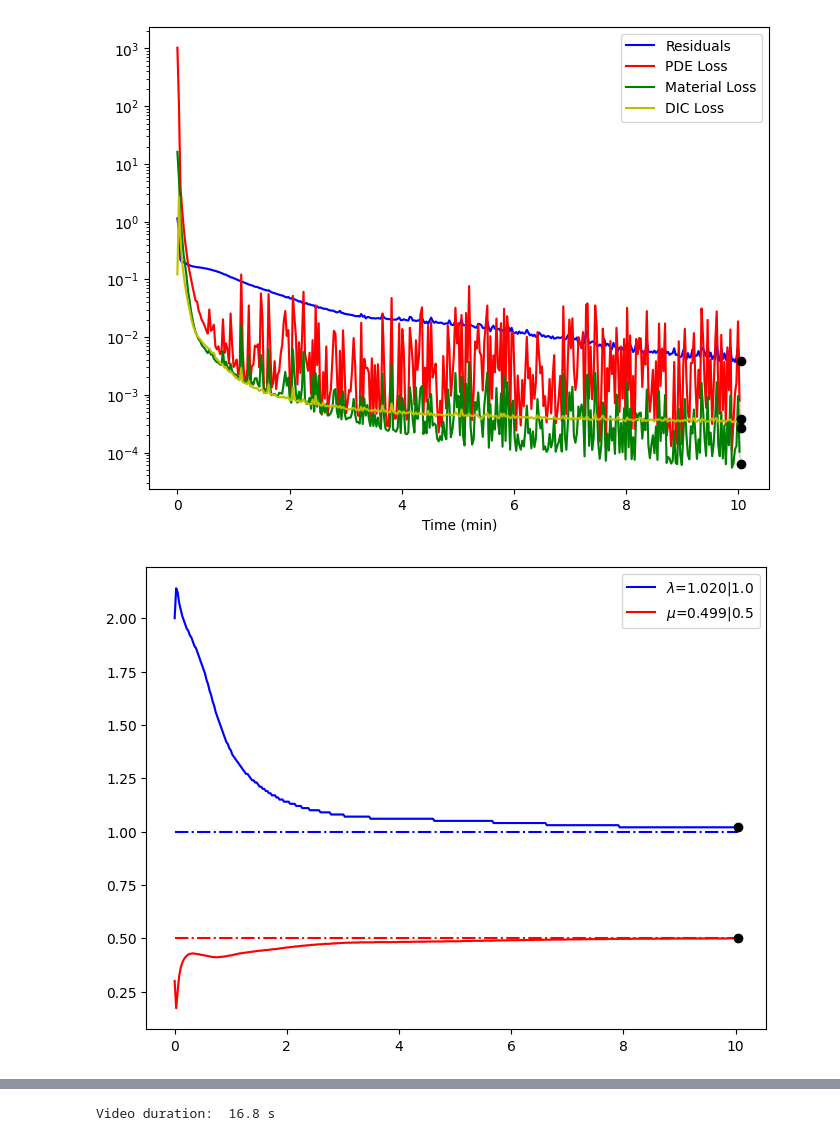
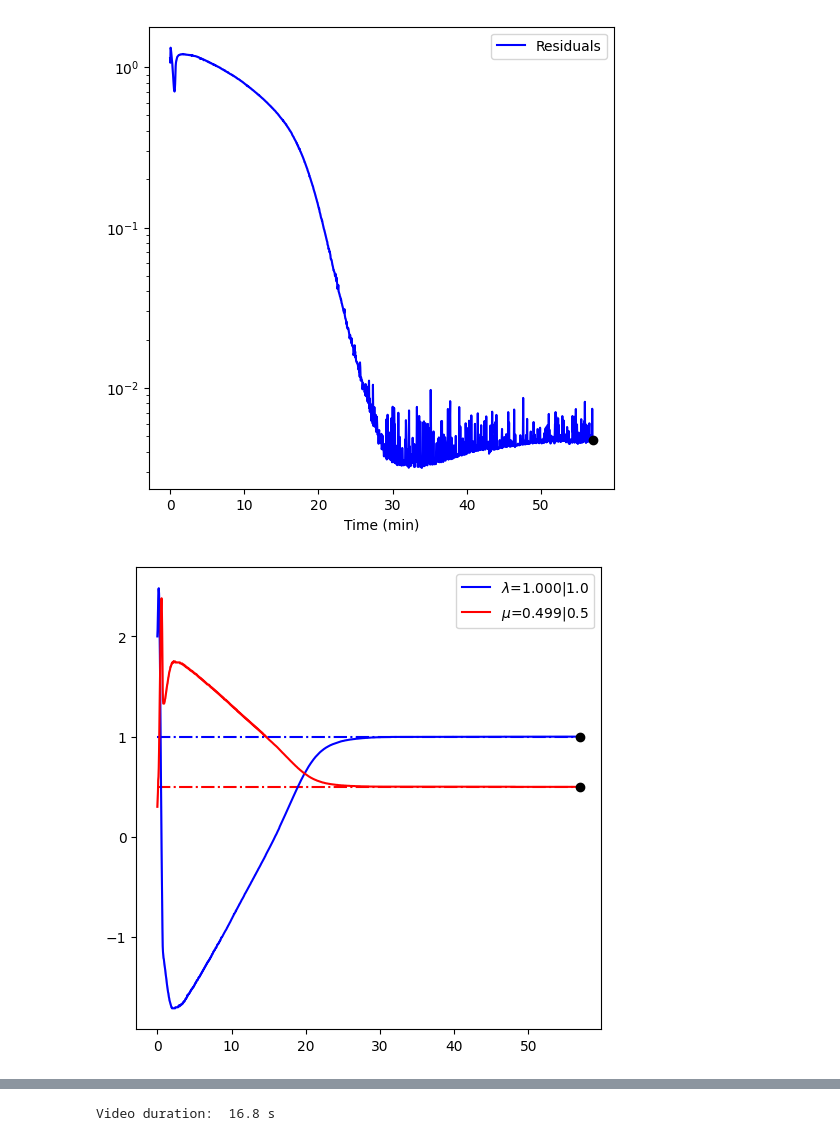
Before and after one commit to bonneted/pinn-cm, a Jupyter notebook: inverse/plot_inverse.ipynb, the cells around one changed output, grey strips where cells are left out. Cells and saved outputs as stored; diff of their text form; code cells hidden in the pictures.

Commit message:
plot features

```diff
--- a/inverse/plot_inverse.ipynb
+++ b/inverse/plot_inverse.ipynb
@@ -1,17 +1,21 @@
 # %%
 import numpy as np
 import json
+import matplotlib.pyplot as plt
 
-net_type = ["spinn","pfnn"][0]
+net_type = ["spinn","pfnn"][1]
 lmbd_start = 2.0
 mu_start = 0.3
-iteration = 100000
-time = 10
-nDIC = 36
-noise = 0.0
-noise_type = ["diff","exponential","threshold"][2]
-run = f"{net_type}_lmbd-{lmbd_start}_mu-{mu_start}_nDIC-{nDIC}_noise-{noise_type}-{noise}_{time}min"
-# run_2 = "spinn_10000iter-3"
+iteration = 300000
+time = [10, False][1]
+nDIC = 100
+noise = 0.1
+noise_type = ["diff","exponential","threshold",None][3]
+
+if noise_type == None:
+    run = f"{net_type}_lmbd-{lmbd_start}_mu-{mu_start}_nDIC-{nDIC}_{time if time else iteration}{'min' if time else 'iter'}"
+else:
+    run = f"{net_type}_lmbd-{lmbd_start}_mu-{mu_start}_nDIC-{nDIC}_noise-{noise_type}-{noise}_{time if time else iteration}{'min' if time else 'iter'}"
 
 run_folder = f"./results/{run}/"
 # run2_folder = f"./results/{run_2}/"
@@ -35,7 +39,20 @@ def read_data_file(filename):
 
     return steps, values
 
+def moving_average(arr, window_size):
+    window = np.ones(window_size)/window_size
+    return np.apply_along_axis(lambda x: np.convolve(x, window, mode='valid'), 0, arr)
+
+def moving_min(arr, window_size):
+    new_arr = np.zeros((arr.shape[0] - window_size + 1, arr.shape[1]))
+    for n_metric in range(arr.shape[1]):
+        for i in range(new_arr.shape[0]):
+            new_arr[i, n_metric] = np.min(arr[i:i+window_size, n_metric])
+    return new_arr
+
 loss_history = np.loadtxt(run_folder + "loss_history.dat")
+loss_history_mean = moving_average(loss_history, 20)
+loss_history_min = moving_min(loss_history, 20)
 variables_history =  read_data_file(run_folder + "variables_history.dat")
 
 residuals = loss_history[:, -1]
@@ -48,3 +65,8 @@ mu_history = np.array(variables_history[1])[:len(steps_loaded),1]
 
 metrics = [residuals, PDE_loss, Mat_loss, DIC_loss]
 metrics_names = ["Residuals", "PDE Loss", "Material Loss", "DIC Loss"]
+
+fig, ax = plt.subplots(1, 1, figsize=(10, 5))
+
+ax.plot(loss_history[:, 0], loss_history[:, -1], loss_history_min[:, 0], loss_history_min[:, -1], loss_history_mean[:, 0], loss_history_mean[:, -1])
+ax.set_yscale('log')
@@ -55,7 +79,7 @@ import matplotlib.animation as animation
 
 step_type = ["iteration", "time"][1]
 time_unit = ["s", "min"][1]
-metrics_idx = [0, 1, 2, 3]
+metrics_idx = [0]#, 1, 2, 3]
 
 t_elapsed = run_config["elapsed"]
 if step_type == "time":
@@ -74,35 +98,35 @@ def init_metrics(ax, metrics_idx=[0]):
         lines.append(ax.plot([], [], zorder=3, color=['b', 'r', 'g', 'y'][idx], label=metrics_names[idx])[0])
         scatters.append(ax.scatter([], [], c='k', zorder=4))
 
 
     # line_pinn, = ax.plot([], [], color='b', zorder=3)
     # ax.plot(steps, residuals, color='b', alpha=0.2)
     # scatter_pinn = ax.scatter([], [], c='k', zorder=4)
     ax.legend()
     # ax.set_ylabel("Mean residual")
     if step_type == "time":
         ax.set_xlabel(f"Time ({time_unit})")
     else:
         ax.set_xlabel("Iterations")
     return lines, scatters
 
 def update_metrics(iterations, lines, scatters, metrics_idx=[0]):
 
     for line, scatter, metric_idx in zip(lines, scatters, metrics_idx):
         line.set_data(steps[:iterations], metrics[metric_idx][:iterations])
         scatter.set_offsets([steps[iterations], metrics[metric_idx][iterations]])
 
     return lines, scatters
 
-fig, ax = plt.subplots(1, 1, figsize=(8, 6), dpi=100)
+fig, ax = plt.subplots(1, 1, figsize=(6, 6), dpi=100)
 lines, scatters = init_metrics(ax,  metrics_idx=metrics_idx)
 update_metrics(-1, lines, scatters, metrics_idx=metrics_idx)
 plt.show()
 
 # anim = animation.FuncAnimation(fig, update_losshistory, fargs=(line_pinn, line_spinn, scatter_pinn, scatter_spinn), frames=int(len(losshistory_pinn)/10), interval=100, repeat=False)
 # HTML(anim.to_jshtml())
 # %% [output]
-[figure, old version]
+[figure, new version]
 # %%
 lambda_actual = run_config["lmbd_actual"]
 mu_actual = run_config["mu_actual"]
@@ -113,8 +137,8 @@ def init_variables(ax):
     ax.hlines(y=mu_actual,xmin=0, xmax=steps.max(), linestyles='-.', colors="r")#, label=r"Actual $\mu=$"+f"{mu_actual}")
     line_lambda, = ax.plot([], [], color='b', zorder=3, label=r"$\lambda$"+f"={lambda_history[0]:.3f}|{lambda_actual}")
     line_mu, = ax.plot([], [], color='r', zorder=3,label=r"$\mu$"+f"={mu_history[0]:.3f}|{mu_actual}")
-    ax.plot(steps, lambda_history, color='b', alpha=0.2)
-    ax.plot(steps, mu_history, color='r', alpha=0.2)
+    ax.plot(steps[:100], lambda_history[:100], color='b', alpha=0.2)
+    ax.plot(steps[:100], mu_history[:100], color='r', alpha=0.2)
     scatter_mu = ax.scatter([], [], c='k', zorder=4)
     scatter_lambda = ax.scatter([], [], c='k', zorder=4)
 
@@ -136,12 +160,12 @@ def update_variables(iterations, line_lambda, line_mu, scatter_mu, scatter_lambd
     ax.legend()
     return line_lambda, line_mu, scatter_mu, scatter_lambda, ax
 
-fig, ax = plt.subplots(1, 1, figsize=(8, 6), dpi=100)
+fig, ax = plt.subplots(1, 1, figsize=(6, 6), dpi=100)
 line_lambda, line_mu, scatter_mu, scatter_lambda,ax = init_variables(ax)
 update_variables(-1, line_lambda, line_mu, scatter_mu, scatter_lambda, ax)
 plt.show()
 # %% [output]
-[figure, old version]
+[figure, new version]
 # %%
 
 logged_field = run_config["logged_fields"]
```
Also changed, not shown: parts of 3 cells of this notebook, 1 other file.
